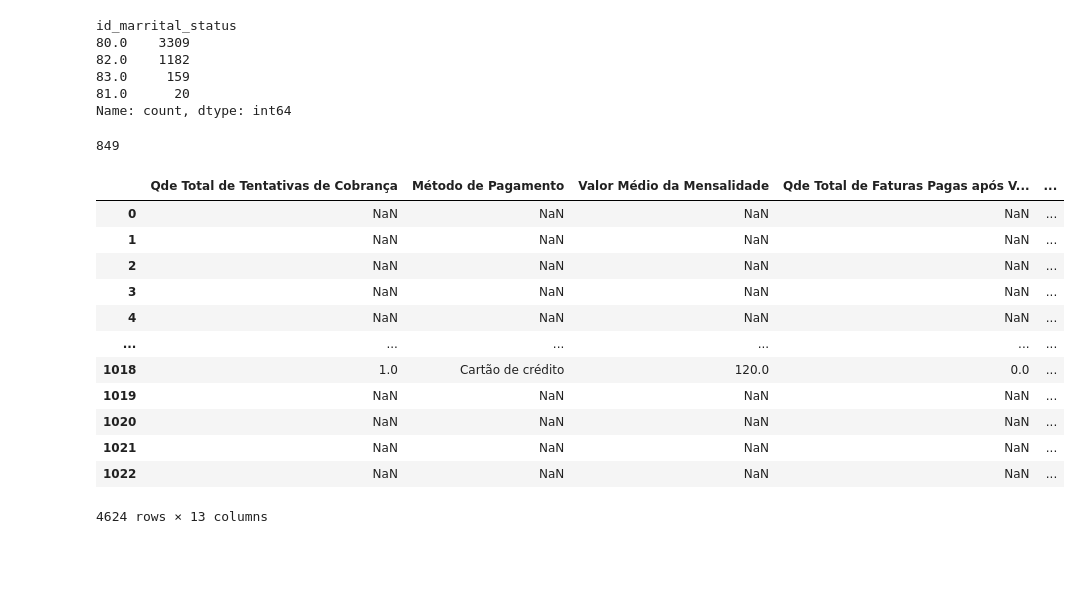
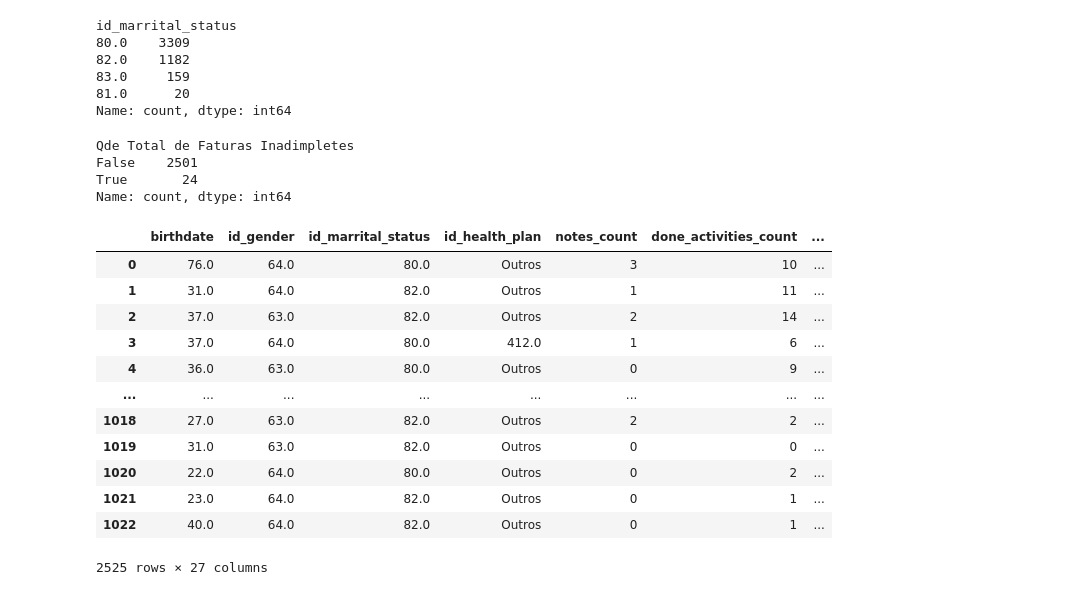
Before and after one commit to leoscarlato/deploy-sprint, a Jupyter notebook: notebooks/tratamento_dos_dados.ipynb, the cells around one changed output. Saved outputs shown, nothing was run; the diff lists cells and outputs as text; code cells hidden in the pictures; blank space fills up the shorter version.

```diff
--- a/notebooks/tratamento_dos_dados.ipynb
+++ b/notebooks/tratamento_dos_dados.ipynb
@@ -530,8 +530,8 @@ c4 = colunas[30:40]
 c5 = colunas[40:]
 
 colunas_dropadas = ['id_person','contract_start_date','contract_end_date','id_continuity_pf','Canal de Preferência','status','lost_time','add_time','id_label','won_time','lost_time.1','lost_reason','lost_reason.1',\
-                    'Qde Atendimento Médico',	'Faltas Atendimento Médico',	'Qde Atendimentos Acolhimento',	'Faltas Acolhimento',	'Qde Psicoterapia',	'Faltas Psicoterapia','Data Última Ligações Outbound',\
-                     'Data Última Ligações Inbound',]
+                    'Qde Atendimento Médico','Faltas Atendimento Médico',	'Qde Atendimentos Acolhimento',	'Faltas Acolhimento',	'Qde Psicoterapia',	'Faltas Psicoterapia','Data Última Ligações Outbound',\
+                     'Data Última Ligações Inbound','Qde Total de Faturas Pagas após Vencimento','Qde Perfis de Pagamento Inativos','Tempo até Sair', 'Valor Médio da Mensalidade', 'status_prox_mes']
 
 
 colunas_get_dummies = ['id_gender','id_marrital_status']
@@ -565,41 +565,46 @@ df_total['Mensagens Outbound'] = df_total['Mensagens Outbound'].fillna(0)
 df_total['Ligações Inbound'] = df_total['Ligações Inbound'].fillna(0)
 #coluna de ligacoes outbound
 df_total['Ligações Outbound'] = df_total['Ligações Outbound'].fillna(0)
-# coluna qtd tentativas de cobrança
+#coluna qtd tentativas de cobrança
 df_total['Qde Total de Tentativas de Cobrança'] = df_total['Qde Total de Tentativas de Cobrança'].fillna(0)
+#coluna método de pagamento
+df_total['Método de Pagamento'] = df_total['Método de Pagamento'].apply(lambda x: transform_to_category(x,2,["Cartão de crédito","Dinheiro"]))
+#coluna total de faturas inadimplentes
+df_total['Qde Total de Faturas Inadimpletes'] = df_total['Qde Total de Faturas Inadimpletes'].fillna(0)
+df_total['Qde Total de Faturas Inadimpletes'] = df_total['Qde Total de Faturas Inadimpletes'].apply(lambda x: True if x > 0 else False)
+#coluna valor total inadimplente
+df_total['Valor Total Inadimplência'] = df_total['Valor Total Inadimplência'].fillna(0)
+#coluna Tempo Última Mensagem Inbound
+df_total['Tempo Última Mensagem Inbound'] = df_total['Tempo Última Mensagem Inbound'].fillna(0)
+#coluna Tempo Última Mensagem Outbound
+df_total['Tempo Última Mensagem Outbound'] = df_total['Tempo Última Mensagem Outbound'].fillna(0)
 
-# df_total["id_marrital_status"] = remap_categories(
-#     series=df_total["id_marrital_status"],
-#     old_categories=[
-#        80,
-#        81,
-#        82,
-#        83
-#     ],
-#     new_category=[
-#        'A',
-#        'B',
-#        'C',
-#        'D'
-#     ],
-# )
+# dropa linhas duplicadas
+df_total = df_total.drop_duplicates()
+
+
+
+df_total = df_total.drop(colunas_dropadas, axis=1)
 # %%
-df_total['Método de Pagamento'].value_counts().sum()
+df_total['Qde Total de Faturas Inadimpletes'].value_counts()
 # %% [output]
-849
+Qde Total de Faturas Inadimpletes
+False    2501
+True       24
+Name: count, dtype: int64
 # %%
-df_total[c5]
+df_total
 # %% [output]
-|  | Qde Total de Tentativas de Cobrança | Método de Pagamento | Valor Médio da Mensalidade | Qde Total de Faturas Pagas após V... | ... |
-| 0 | NaN | NaN | NaN | NaN | ... |
-| 1 | NaN | NaN | NaN | NaN | ... |
-| 2 | NaN | NaN | NaN | NaN | ... |
-| 3 | NaN | NaN | NaN | NaN | ... |
-| 4 | NaN | NaN | NaN | NaN | ... |
-| ... | ... | ... | ... | ... | ... |
-| 1018 | 1.0 | Cartão de crédito | 120.0 | 0.0 | ... |
-| 1019 | NaN | NaN | NaN | NaN | ... |
-| 1020 | NaN | NaN | NaN | NaN | ... |
-| 1021 | NaN | NaN | NaN | NaN | ... |
-| 1022 | NaN | NaN | NaN | NaN | ... |
+|  | birthdate | id_gender | id_marrital_status | id_health_plan | notes_count | done_activities_count | ... |
+| 0 | 76.0 | 64.0 | 80.0 | Outros | 3 | 10 | ... |
+| 1 | 31.0 | 64.0 | 82.0 | Outros | 1 | 11 | ... |
+| 2 | 37.0 | 63.0 | 82.0 | Outros | 2 | 14 | ... |
+| 3 | 37.0 | 64.0 | 80.0 | 412.0 | 1 | 6 | ... |
+| 4 | 36.0 | 63.0 | 80.0 | Outros | 0 | 9 | ... |
+| ... | ... | ... | ... | ... | ... | ... | ... |
+| 1018 | 27.0 | 63.0 | 82.0 | Outros | 2 | 2 | ... |
+| 1019 | 31.0 | 63.0 | 82.0 | Outros | 0 | 0 | ... |
+| 1020 | 22.0 | 64.0 | 80.0 | Outros | 0 | 2 | ... |
+| 1021 | 23.0 | 64.0 | 82.0 | Outros | 0 | 1 | ... |
+| 1022 | 40.0 | 64.0 | 82.0 | Outros | 0 | 1 | ... |
-4624 rows × 13 columns
+2525 rows × 27 columns
```
Also changed, not shown: parts of 4 cells of this notebook.
